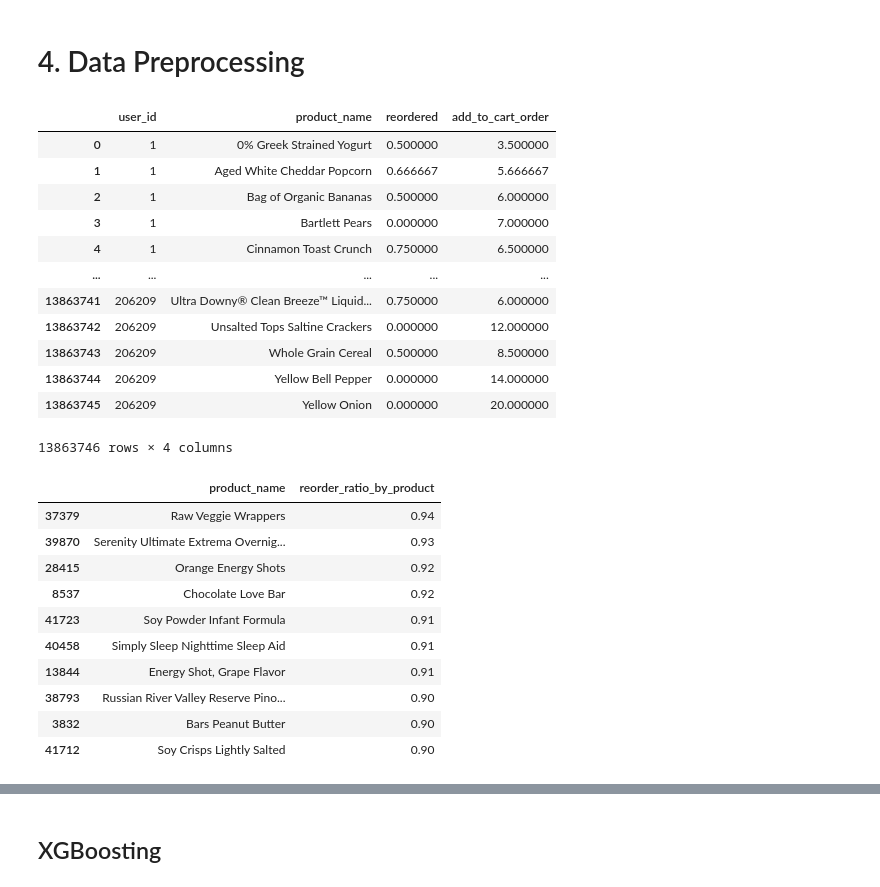
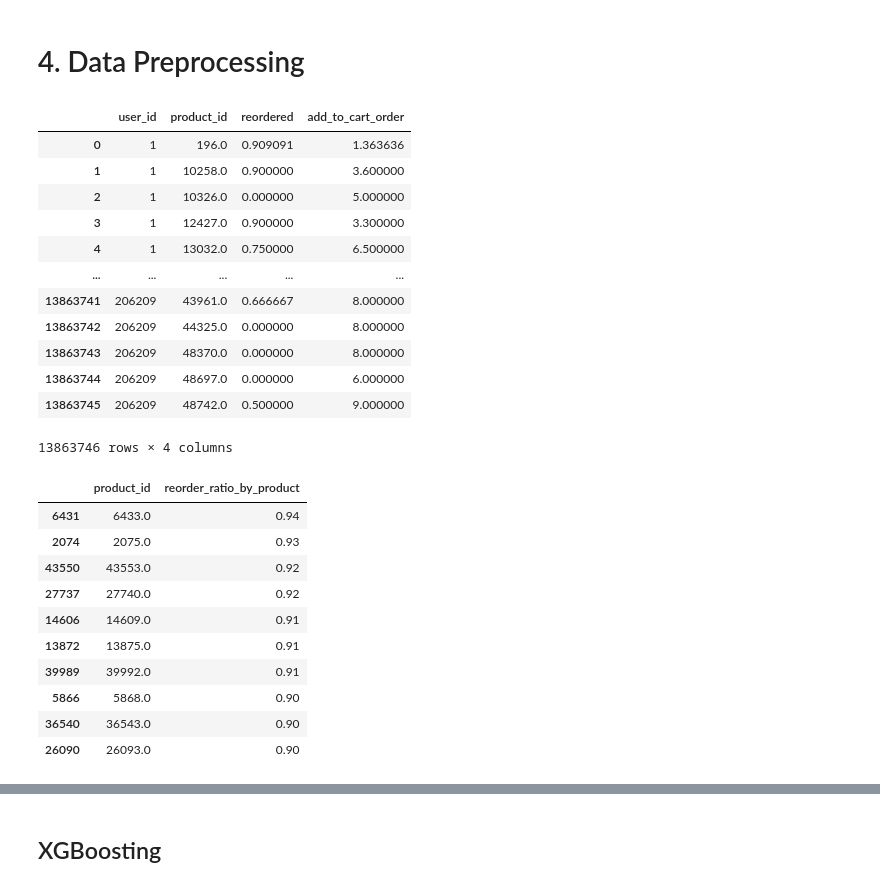
Before and after one commit to Weonjae/study, a Jupyter notebook: Code.ipynb, the cells around one changed output, grey strips where cells are left out. Saved outputs shown, nothing was run; the diff lists cells and outputs as text; code cells hidden in the pictures.

Commit message:
user_id, product_id 로 인덱싱 및 gridsearch 코드 추가

```diff
--- a/Code.ipynb
+++ b/Code.ipynb
@@ -437,45 +437,45 @@ reorder_ranking[:10]
 # %%
 # 필요한 변수 선택 및 정렬
 
-total = total[["order_id","user_id","product_name","order_number","add_to_cart_order","eval_set","order_dow","order_hour_of_day","days_since_prior_order","reordered"]]
+total = total[["order_id","user_id","product_id","order_number","add_to_cart_order","eval_set","order_dow","order_hour_of_day","days_since_prior_order","reordered"]]
 # %%
 # 고객 별 특정 상품의 재주문 비율 및 장바구니 추가 순서 평균
-by_user = total.groupby(['user_id', 'product_name']).agg({'reordered': 'mean', 'add_to_cart_order': 'mean'}).reset_index()
+by_user = total.groupby(['user_id', 'product_id']).agg({'reordered': 'mean', 'add_to_cart_order': 'mean'}).reset_index()
 by_user
 # %% [output]
-|  | user_id | product_name | reordered | add_to_cart_order |
-| 0 | 1 | 0% Greek Strained Yogurt | 0.500000 | 3.500000 |
-| 1 | 1 | Aged White Cheddar Popcorn | 0.666667 | 5.666667 |
-| 2 | 1 | Bag of Organic Bananas | 0.500000 | 6.000000 |
-| 3 | 1 | Bartlett Pears | 0.000000 | 7.000000 |
-| 4 | 1 | Cinnamon Toast Crunch | 0.750000 | 6.500000 |
+|  | user_id | product_id | reordered | add_to_cart_order |
+| 0 | 1 | 196.0 | 0.909091 | 1.363636 |
+| 1 | 1 | 10258.0 | 0.900000 | 3.600000 |
+| 2 | 1 | 10326.0 | 0.000000 | 5.000000 |
+| 3 | 1 | 12427.0 | 0.900000 | 3.300000 |
+| 4 | 1 | 13032.0 | 0.750000 | 6.500000 |
 | ... | ... | ... | ... | ... |
-| 13863741 | 206209 | Ultra Downy® Clean Breeze™ Liquid... | 0.750000 | 6.000000 |
-| 13863742 | 206209 | Unsalted Tops Saltine Crackers | 0.000000 | 12.000000 |
-| 13863743 | 206209 | Whole Grain Cereal | 0.500000 | 8.500000 |
-| 13863744 | 206209 | Yellow Bell Pepper | 0.000000 | 14.000000 |
-| 13863745 | 206209 | Yellow Onion | 0.000000 | 20.000000 |
+| 13863741 | 206209 | 43961.0 | 0.666667 | 8.000000 |
+| 13863742 | 206209 | 44325.0 | 0.000000 | 8.000000 |
+| 13863743 | 206209 | 48370.0 | 0.000000 | 8.000000 |
+| 13863744 | 206209 | 48697.0 | 0.000000 | 6.000000 |
+| 13863745 | 206209 | 48742.0 | 0.500000 | 9.000000 |
 13863746 rows × 4 columns
 # %%
 # 상품 별 재구매율
 
-reorder_pro = total.groupby('product_name')['reordered'].agg(['sum', 'size']).reset_index()
-reorder_pro.columns = ['product_name', 'reorder_sum', 'total_count']
+reorder_pro = total.groupby('product_id')['reordered'].agg(['sum', 'size']).reset_index()
+reorder_pro.columns = ['product_id', 'reorder_sum', 'total_count']
 
 reorder_pro['reorder_ratio_by_product'] = reorder_pro['reorder_sum'] / reorder_pro['total_count']
 reorder_pro = reorder_pro.drop(["reorder_sum", "total_count"], axis=1).sort_values(by='reorder_ratio_by_product', ascending=False).round(2)
 
 reorder_pro[:10]
 # %% [output]
-|  | product_name | reorder_ratio_by_product |
-| 37379 | Raw Veggie Wrappers | 0.94 |
-| 39870 | Serenity Ultimate Extrema Overnig... | 0.93 |
-| 28415 | Orange Energy Shots | 0.92 |
-| 8537 | Chocolate Love Bar | 0.92 |
-| 41723 | Soy Powder Infant Formula | 0.91 |
-| 40458 | Simply Sleep Nighttime Sleep Aid | 0.91 |
-| 13844 | Energy Shot, Grape Flavor | 0.91 |
-| 38793 | Russian River Valley Reserve Pino... | 0.90 |
-| 3832 | Bars Peanut Butter | 0.90 |
-| 41712 | Soy Crisps Lightly Salted | 0.90 |
+|  | product_id | reorder_ratio_by_product |
+| 6431 | 6433.0 | 0.94 |
+| 2074 | 2075.0 | 0.93 |
+| 43550 | 43553.0 | 0.92 |
+| 27737 | 27740.0 | 0.92 |
+| 14606 | 14609.0 | 0.91 |
+| 13872 | 13875.0 | 0.91 |
+| 39989 | 39992.0 | 0.91 |
+| 5866 | 5868.0 | 0.90 |
+| 36540 | 36543.0 | 0.90 |
+| 26090 | 26093.0 | 0.90 |
 # %%
```
Also changed, not shown: parts of 32 cells of this notebook.
